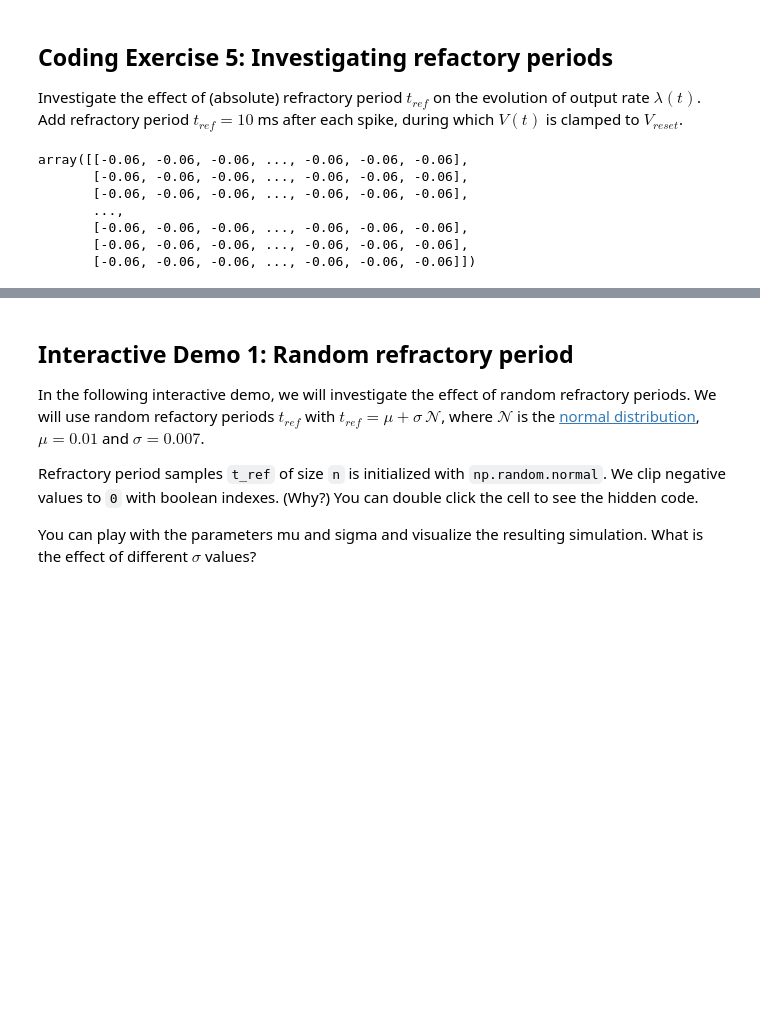
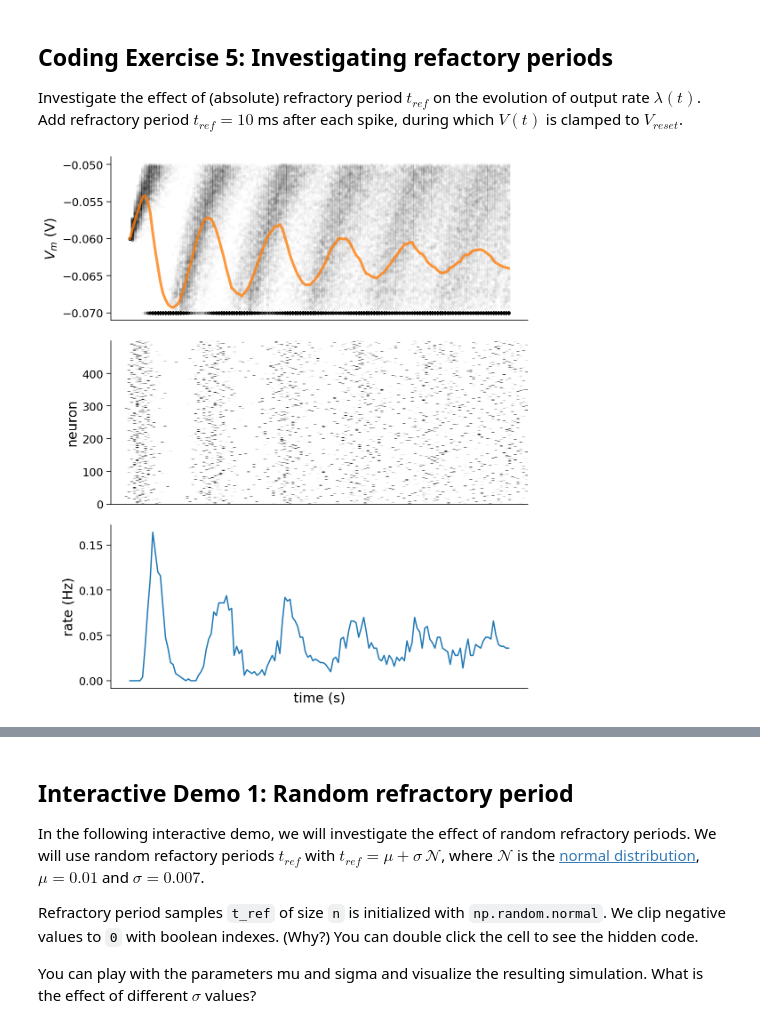
Before and after one commit to SuhaasAdiraju/NeuromatchAcademy2021_Workthrough_SA, a Jupyter notebook: tutorials/W0D2_PythonWorkshop2/student/W0D2_Tutorial1.ipynb, the cells around one changed output, grey strips where cells are left out. Saved outputs shown, nothing was run; the diff lists cells and outputs as text; code cells hidden in the pictures; blank space fills up the shorter version.

```diff
--- a/tutorials/W0D2_PythonWorkshop2/student/W0D2_Tutorial1.ipynb
+++ b/tutorials/W0D2_PythonWorkshop2/student/W0D2_Tutorial1.ipynb
@@ -766,46 +766,40 @@ raster = np.zeros([n,step_end])
 
 # Initialize t_ref and last_spike
 t_ref = 0.01
-last_spike = -t_ref * np.ones([n])
+last_spike = -t_ref * np.ones([n]);
 
 # Loop over time steps
 for step, t in enumerate(t_range):
 
   # Skip first iteration
   if step == 0:
     continue
 
   # Compute v_n
   v_n[:, step] = v_n[:, step - 1] + (dt / tau) * (el - v_n[:, step - 1] + r*i[:, step])
 
   # Initialize boolean numpy array `spiked` with v_n > v_thr
   spiked = (v_n[:,step] >= vth)
 
   # Set relevant values of v_n to v_reset using spiked
   v_n[spiked,step] = vr
 
   # Set relevant elements in raster to 1 using spiked
   raster[spiked,step] = 1.
 
   # Initialize boolean numpy array clamped using last_spike, t and t_ref
-  clamped =
+  clamped = (last_spike + t_ref > t)
 
   # Reset clamped neurons to vr using clamped
-  v_n[clamped,step] = ...
+  v_n[clamped,step] = vr;
 
   # Update numpy array last_spike with time t for spiking neurons
-  last_spike[spiked] = ...
+  last_spike[spiked] = t;
 
 # Plot multiple realizations of Vm, spikes and mean spike rate
 plot_all(t_range, v_n, raster)
 # %% [output]
-array([[-0.06, -0.06, -0.06, ..., -0.06, -0.06, -0.06],
-       [-0.06, -0.06, -0.06, ..., -0.06, -0.06, -0.06],
-       [-0.06, -0.06, -0.06, ..., -0.06, -0.06, -0.06],
-       ...,
-       [-0.06, -0.06, -0.06, ..., -0.06, -0.06, -0.06],
-       [-0.06, -0.06, -0.06, ..., -0.06, -0.06, -0.06],
-       [-0.06, -0.06, -0.06, ..., -0.06, -0.06, -0.06]])
+[figure, added]
 # %% [markdown]
 [*Click for solution*](https://github.com/NeuromatchAcademy/precourse/tree/main//tutorials/W0D2_PythonWorkshop2/solutions/W0D2_Tutorial1_Solution_130ba4a4.py)
 
```
Also changed, not shown: parts of 3 cells of this notebook.
